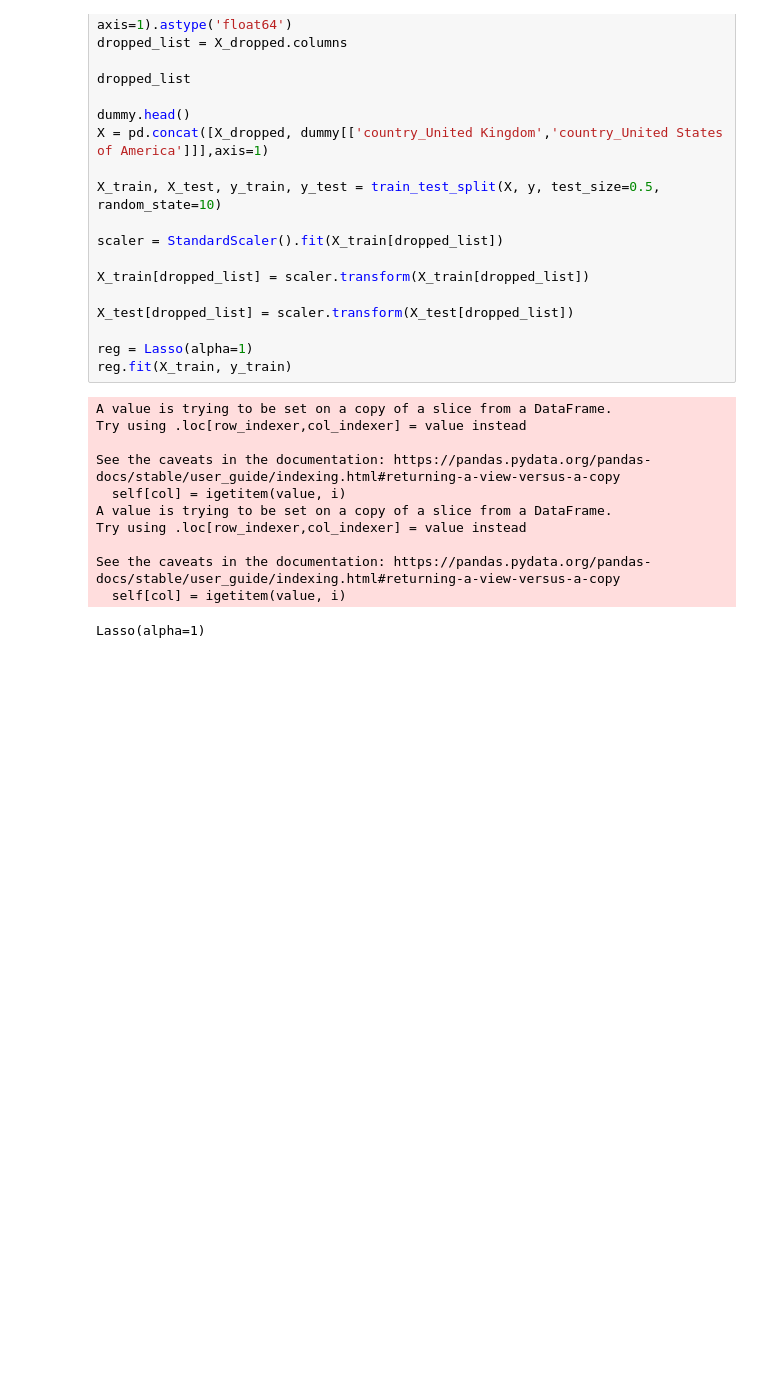
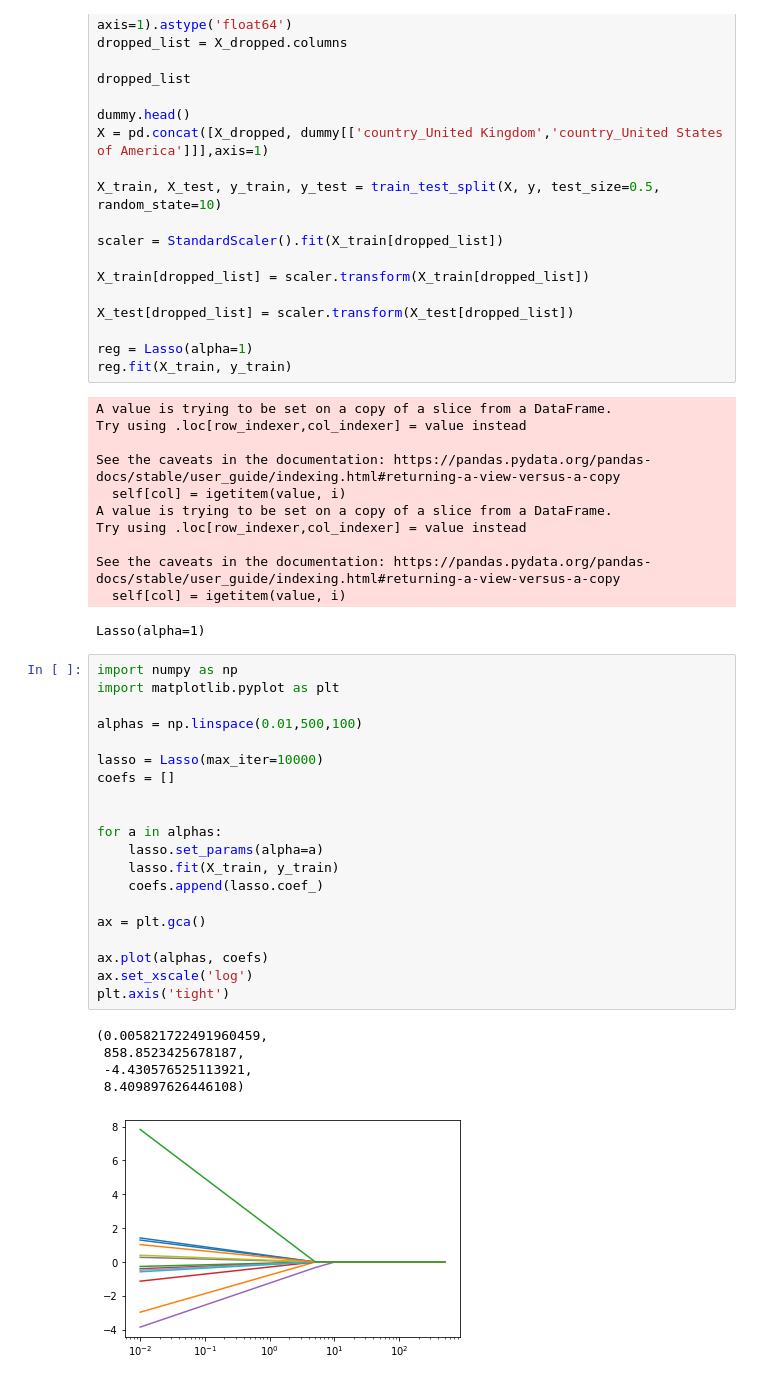
Before and after one commit to bluewallumich/Predicting-Educational-Outcomes, a Jupyter notebook: Milestone II Project v1.ipynb, the cells around one changed output. Saved outputs shown, nothing was run; the diff lists cells and outputs as text; blank space fills up the shorter version.

```diff
--- a/Milestone II Project v1.ipynb
+++ b/Milestone II Project v1.ipynb
@@ -668,3 +668,29 @@ Try using .loc[row_indexer,col_indexer] = value instead
 See the caveats in the documentation: https://pandas.pydata.org/pandas-docs/stable/user_guide/indexing.html#returning-a-view-versus-a-copy
   self[col] = igetitem(value, i)
 Lasso(alpha=1)
+# %%
+import numpy as np
+import matplotlib.pyplot as plt
+
+alphas = np.linspace(0.01,500,100)
+
+lasso = Lasso(max_iter=10000)
+coefs = []
+
+
+for a in alphas:
+    lasso.set_params(alpha=a)
+    lasso.fit(X_train, y_train)
+    coefs.append(lasso.coef_)
+
+ax = plt.gca()
+
+ax.plot(alphas, coefs)
+ax.set_xscale('log')
+plt.axis('tight')
+# %% [output]
+(0.005821722491960459,
+ 858.8523425678187,
+ -4.430576525113921,
+ 8.409897626446108)
+[figure, added]
```
Also changed, not shown: parts of 3 cells of this notebook.
